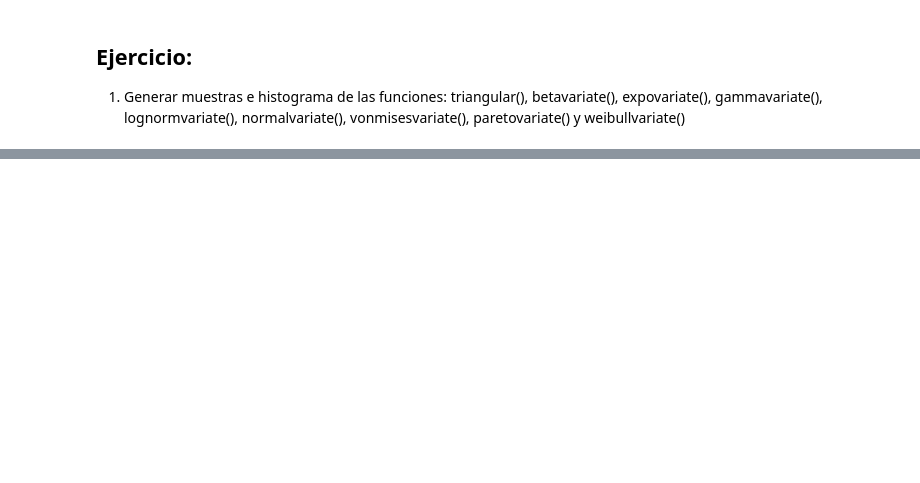
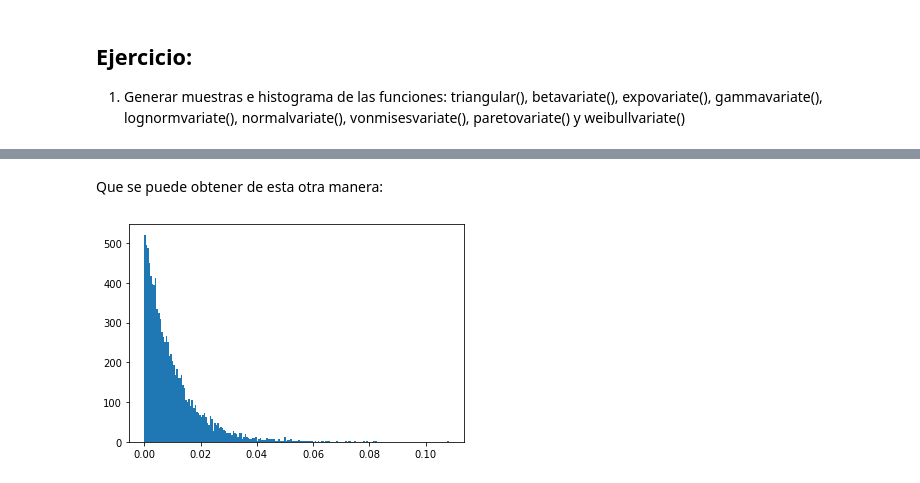
Before and after one commit to Medetl/Simulacion, a Jupyter notebook: mas numeros aleatorios.ipynb, the cells around one changed output, grey strips where cells are left out. Cells and saved outputs as stored; diff of their text form; code cells hidden in the pictures; blank space fills up the shorter version.

```diff
--- a/mas numeros aleatorios.ipynb
+++ b/mas numeros aleatorios.ipynb
@@ -119,0 +234,8 @@ plt.show()
+# %% [markdown]
+Que se puede obtener de esta otra manera:
+# %%
+#plt.figure(figsize = (8, 4))
+plt.hist([random.expovariate(100) for i in range(10000)], bins = 200)
+plt.show()
+# %% [output]
+[figure, added]
```
Also changed, not shown: parts of 25 cells of this notebook.
